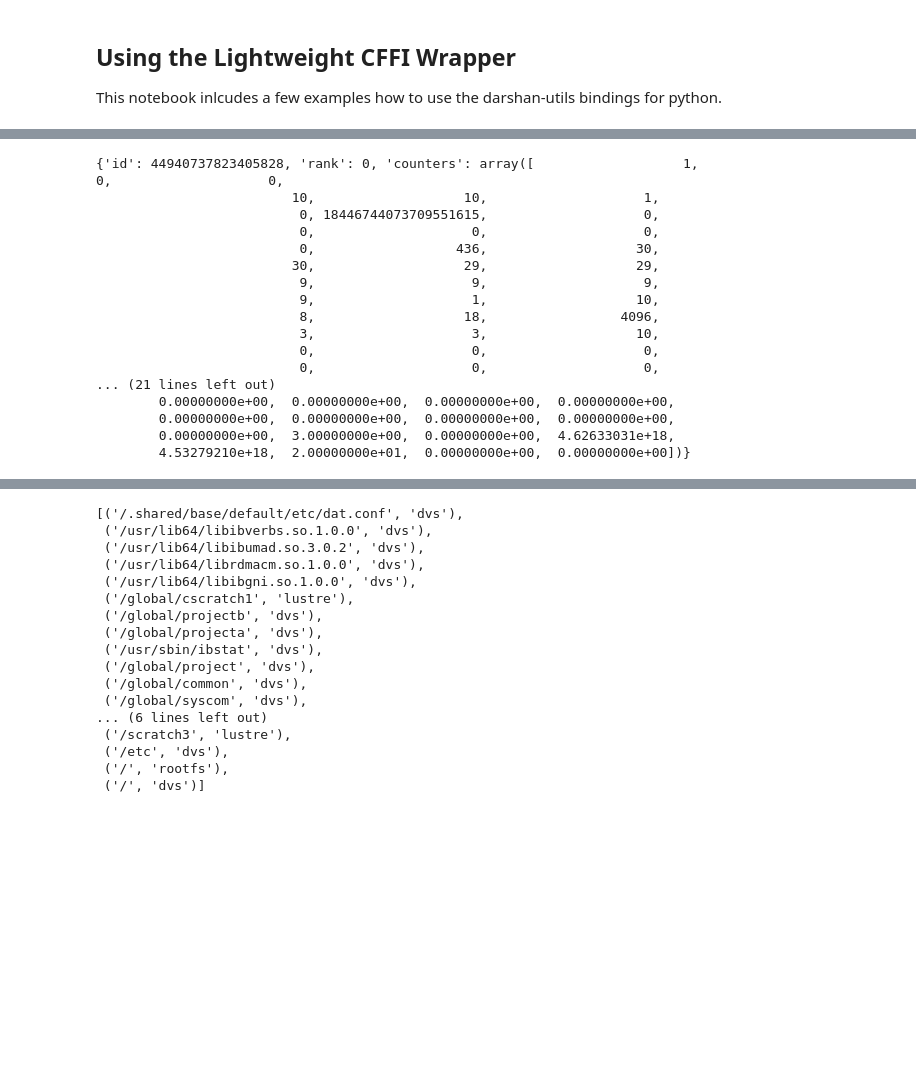
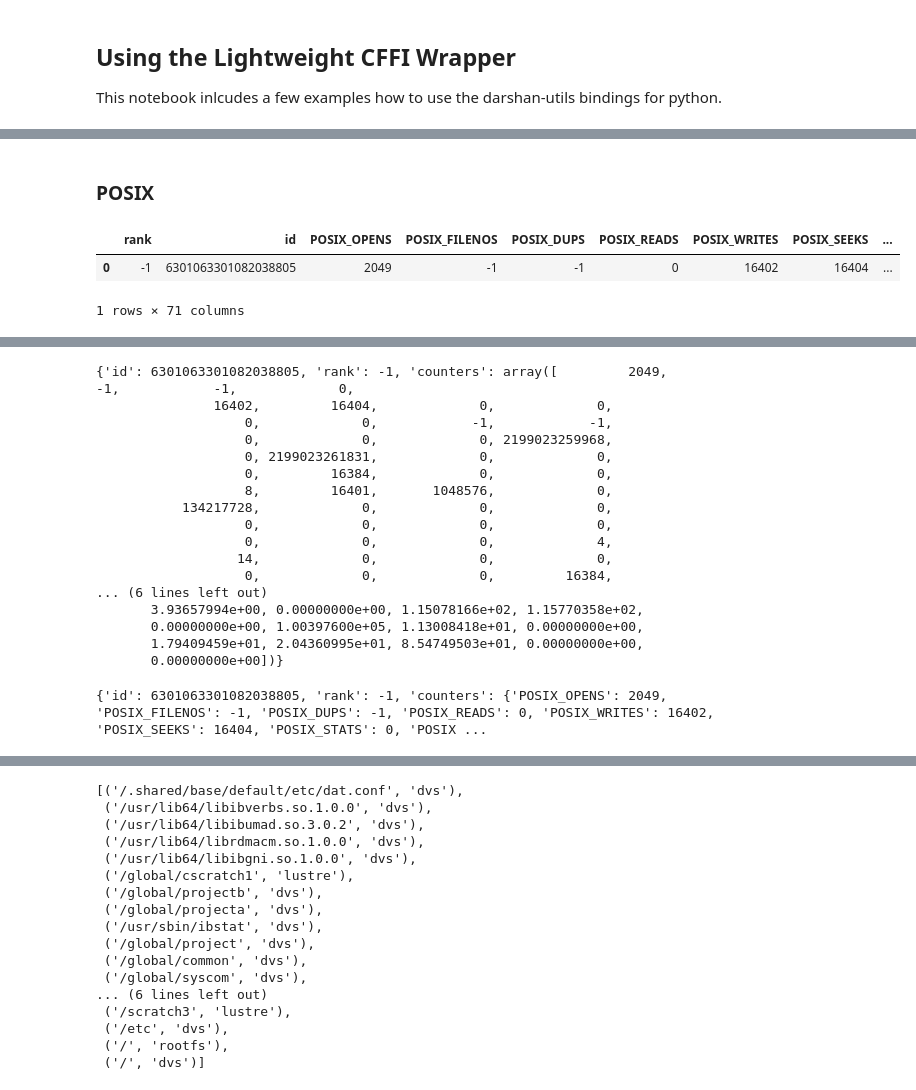
Before and after one commit to darshan-hpc/darshan, a Jupyter notebook: darshan-util/pydarshan/examples/04_darshan-low-level-cffi-interface.ipynb, the cells around one changed output, grey strips where cells are left out. Cells and saved outputs as stored; diff of their text form; code cells hidden in the pictures; blank space fills up the shorter version.

```diff
--- a/darshan-util/pydarshan/examples/04_darshan-low-level-cffi-interface.ipynb
+++ b/darshan-util/pydarshan/examples/04_darshan-low-level-cffi-interface.ipynb
@@ -46,20 +5,15 @@ print(posrec)
-# %%
-print(mpirec)
-# %% [output]
-{'id': 44940737823405828, 'rank': 0, 'counters': array([                   1,                    0,                    0,
-                         10,                   10,                    1,
-                          0, 18446744073709551615,                    0,
-                          0,                    0,                    0,
-                          0,                  436,                   30,
-                         30,                   29,                   29,
-                          9,                    9,                    9,
-                          9,                    1,                   10,
-                          8,                   18,                 4096,
-                          3,                    3,                   10,
-                          0,                    0,                    0,
-                          0,                    0,                    0,
-... (21 lines left out)
-        0.00000000e+00,  0.00000000e+00,  0.00000000e+00,  0.00000000e+00,
-        0.00000000e+00,  0.00000000e+00,  0.00000000e+00,  0.00000000e+00,
-        0.00000000e+00,  3.00000000e+00,  0.00000000e+00,  4.62633031e+18,
-        4.53279210e+18,  2.00000000e+01,  0.00000000e+00,  0.00000000e+00])}
+# %% [markdown]
+### POSIX
+# %%
+import darshan.backend.cffi_backend as backend
+
+logpath = "example-logs/example.darshan"
+log = backend.log_open(logpath)
+rec = backend.log_get_record(log, 'POSIX', dtype='pandas')
+
+display(rec['counters'])
+display(rec['fcounters'])
+# %% [output]
+|  | rank | id | POSIX_OPENS | POSIX_FILENOS | POSIX_DUPS | POSIX_READS | POSIX_WRITES | POSIX_SEEKS | ... |
+| 0 | -1 | 6301063301082038805 | 2049 | -1 | -1 | 0 | 16402 | 16404 | ... |
+1 rows × 71 columns
@@ -65,0 +22,36 @@ print(mpirec)
+# %%
+import darshan.backend.cffi_backend as backend
+
+logpath = "example-logs/example.darshan"
+log = backend.log_open(logpath)
+rec = backend.log_get_record(log, 'POSIX', dtype='numpy')
+
+print(rec)
+# %% [output]
+{'id': 6301063301082038805, 'rank': -1, 'counters': array([         2049,            -1,            -1,             0,
+               16402,         16404,             0,             0,
+                   0,             0,            -1,            -1,
+                   0,             0,             0, 2199023259968,
+                   0, 2199023261831,             0,             0,
+                   0,         16384,             0,             0,
+                   8,         16401,       1048576,             0,
+           134217728,             0,             0,             0,
+                   0,             0,             0,             0,
+                   0,             0,             0,             4,
+                  14,             0,             0,             0,
+                   0,             0,             0,         16384,
+... (6 lines left out)
+       3.93657994e+00, 0.00000000e+00, 1.15078166e+02, 1.15770358e+02,
+       0.00000000e+00, 1.00397600e+05, 1.13008418e+01, 0.00000000e+00,
+       1.79409459e+01, 2.04360995e+01, 8.54749503e+01, 0.00000000e+00,
+       0.00000000e+00])}
+# %%
+import darshan.backend.cffi_backend as backend
+
+logpath = "example-logs/example.darshan"
+log = backend.log_open(logpath)
+rec = backend.log_get_record(log, 'POSIX', dtype='dict')
+
+print(rec)
+# %% [output]
+{'id': 6301063301082038805, 'rank': -1, 'counters': {'POSIX_OPENS': 2049, 'POSIX_FILENOS': -1, 'POSIX_DUPS': -1, 'POSIX_READS': 0, 'POSIX_WRITES': 16402, 'POSIX_SEEKS': 16404, 'POSIX_STATS': 0, 'POSIX ...
```
Also changed, not shown: parts of 22 cells of this notebook, 4 other files.
